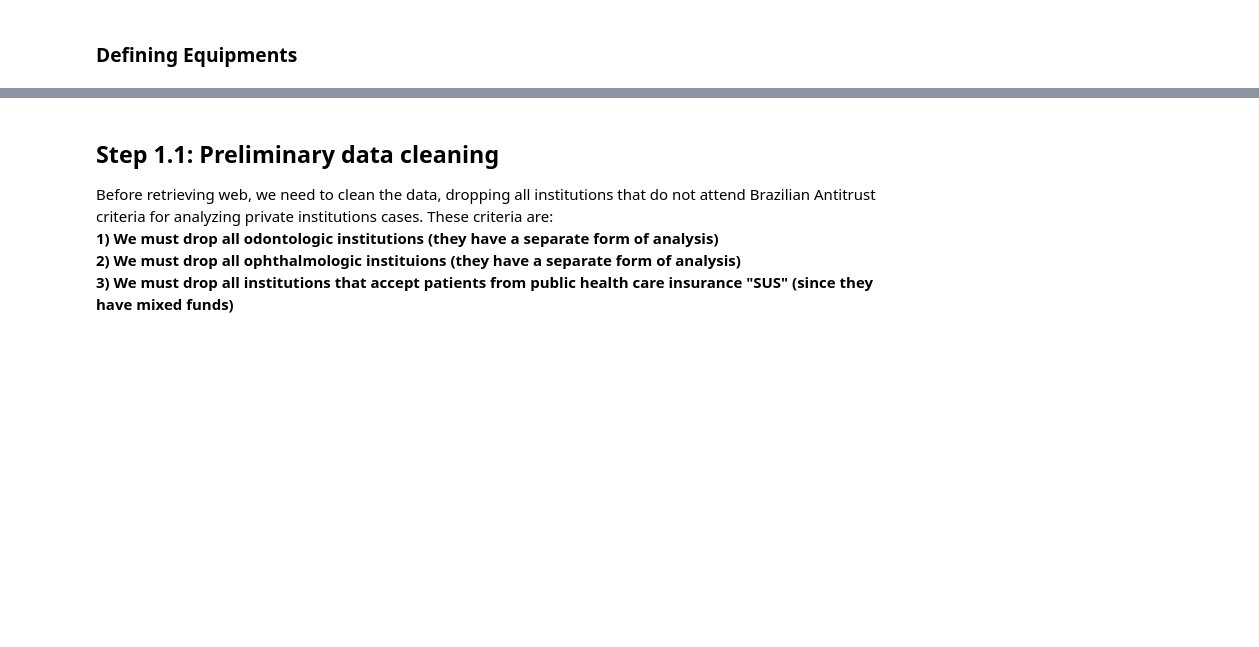
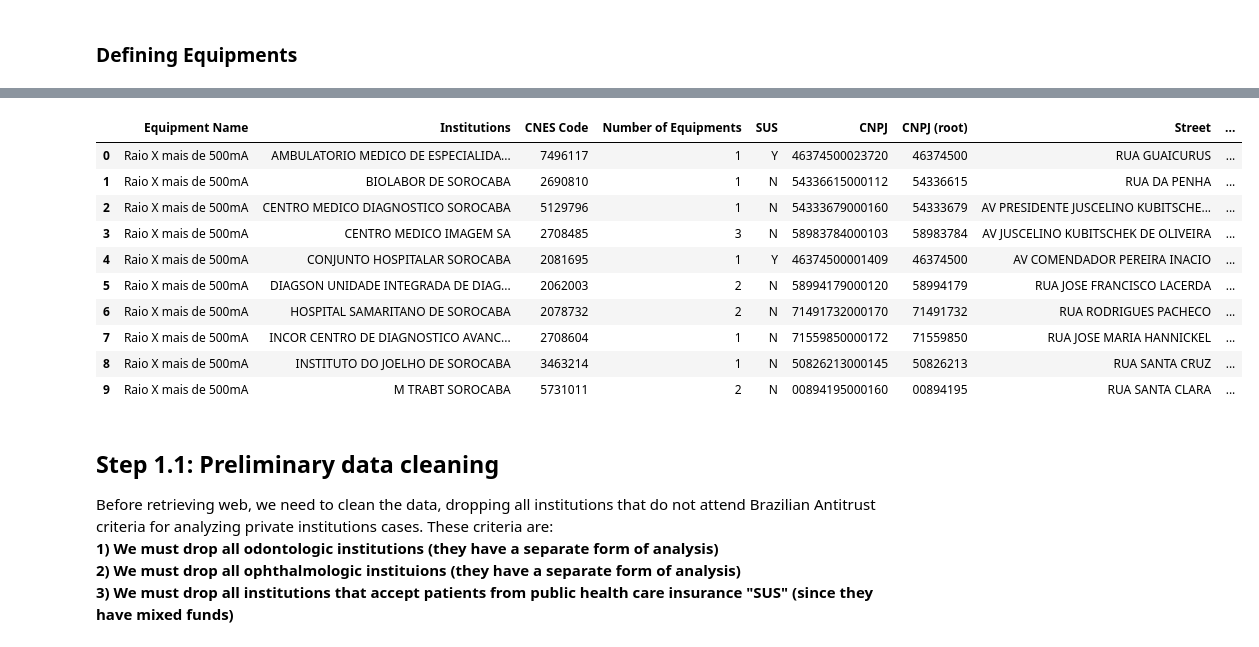
Before and after one commit to aribeiro01/DataFocusedPython_Grouo07, a Jupyter notebook: DaVinciProject.ipynb, the cells around one changed output, grey strips where cells are left out. Saved outputs shown, nothing was run; the diff lists cells and outputs as text; code cells hidden in the pictures; blank space fills up the shorter version.

```diff
--- a/DaVinciProject.ipynb
+++ b/DaVinciProject.ipynb
@@ -173,7 +191,7 @@ def confirm_equip(dataframe):
 # %%
 # Function to retrieve equipments required.
 # This function works for each equipment, retrieving basic information (number of equipment per institution) and
-# it goes further, into each institution webpage to rerieve detailed information (complete address, etc)
+# it goes further, into each institution webpage to retrieve detailed information (complete address, etc)
 
 # Only problem found is the connection, which turned out not to be much stable from US.
 # For very large databases (with many institutions and equipments to scrap), the page might be lower to load,
@@ -243,7 +261,7 @@ def getInfo(dataframe):
                 driver.back()
                 driver.implicitly_wait(5)
                 line_inner = line_inner + 1
-            dataframe['Accept SUS patients?'].replace('S', 'Y', inplace=True)
+            dataframe['SUS'].replace('S', 'Y', inplace=True)
             driver.back()
         equip_loop = equip_loop + 1
     return dataframe
@@ -265,3 +312,17 @@ data.to_csv(filepath+'Example02.csv')
+# %%
+data.head(10)
+# %% [output]
+|  | Equipment Name | Institutions | CNES Code | Number of Equipments | SUS | CNPJ | CNPJ (root) | Street | ... |
+| 0 | Raio X mais de 500mA | AMBULATORIO MEDICO DE ESPECIALIDA... | 7496117 | 1 | Y | 46374500023720 | 46374500 | RUA GUAICURUS | ... |
+| 1 | Raio X mais de 500mA | BIOLABOR DE SOROCABA | 2690810 | 1 | N | 54336615000112 | 54336615 | RUA DA PENHA | ... |
+| 2 | Raio X mais de 500mA | CENTRO MEDICO DIAGNOSTICO SOROCABA | 5129796 | 1 | N | 54333679000160 | 54333679 | AV PRESIDENTE JUSCELINO KUBITSCHE... | ... |
+| 3 | Raio X mais de 500mA | CENTRO MEDICO IMAGEM SA | 2708485 | 3 | N | 58983784000103 | 58983784 | AV JUSCELINO KUBITSCHEK DE OLIVEIRA | ... |
+| 4 | Raio X mais de 500mA | CONJUNTO HOSPITALAR SOROCABA | 2081695 | 1 | Y | 46374500001409 | 46374500 | AV COMENDADOR PEREIRA INACIO | ... |
+| 5 | Raio X mais de 500mA | DIAGSON UNIDADE INTEGRADA DE DIAG... | 2062003 | 2 | N | 58994179000120 | 58994179 | RUA JOSE FRANCISCO LACERDA | ... |
+| 6 | Raio X mais de 500mA | HOSPITAL SAMARITANO DE SOROCABA | 2078732 | 2 | N | 71491732000170 | 71491732 | RUA RODRIGUES PACHECO | ... |
+| 7 | Raio X mais de 500mA | INCOR CENTRO DE DIAGNOSTICO AVANC... | 2708604 | 1 | N | 71559850000172 | 71559850 | RUA JOSE MARIA HANNICKEL | ... |
+| 8 | Raio X mais de 500mA | INSTITUTO DO JOELHO DE SOROCABA | 3463214 | 1 | N | 50826213000145 | 50826213 | RUA SANTA CRUZ | ... |
+| 9 | Raio X mais de 500mA | M TRABT SOROCABA | 5731011 | 2 | N | 00894195000160 | 00894195 | RUA SANTA CLARA | ... |
 # %% [markdown]
 ## Step 1.1: Preliminary data cleaning
 
```
Also changed, not shown: parts of 22 cells of this notebook.
